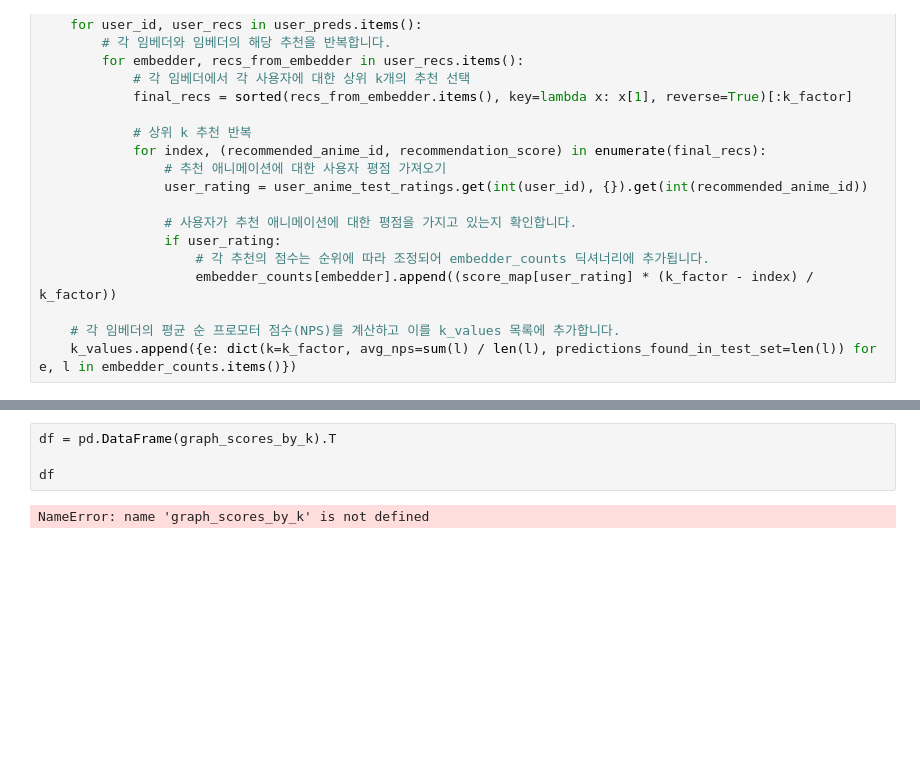
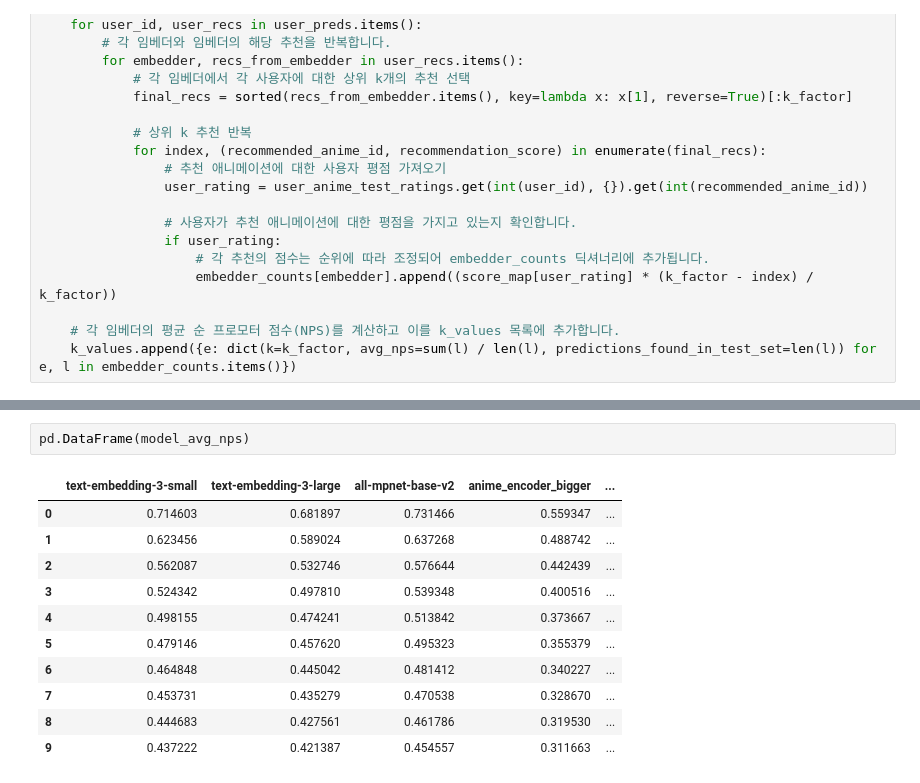
Before and after one commit to kimwooglae/quick-start-guide-to-llms, a Jupyter notebook: notebooks/6_recommendation_engine.ipynb, the cells around one changed output, grey strips where cells are left out. Drawn from its saved outputs; the diff is of its cells as text; blank space fills up the shorter version.

```diff
--- a/notebooks/6_recommendation_engine.ipynb
+++ b/notebooks/6_recommendation_engine.ipynb
@@ -1181,6 +2138,14 @@ model_avg_nps
-# %%
-df = pd.DataFrame(graph_scores_by_k).T
-
-df
-# %% [output]
-NameError: name 'graph_scores_by_k' is not defined
+# %%
+pd.DataFrame(model_avg_nps)
+# %% [output]
+|  | text-embedding-3-small | text-embedding-3-large | all-mpnet-base-v2 | anime_encoder_bigger | ... |
+| 0 | 0.714603 | 0.681897 | 0.731466 | 0.559347 | ... |
+| 1 | 0.623456 | 0.589024 | 0.637268 | 0.488742 | ... |
+| 2 | 0.562087 | 0.532746 | 0.576644 | 0.442439 | ... |
+| 3 | 0.524342 | 0.497810 | 0.539348 | 0.400516 | ... |
+| 4 | 0.498155 | 0.474241 | 0.513842 | 0.373667 | ... |
+| 5 | 0.479146 | 0.457620 | 0.495323 | 0.355379 | ... |
+| 6 | 0.464848 | 0.445042 | 0.481412 | 0.340227 | ... |
+| 7 | 0.453731 | 0.435279 | 0.470538 | 0.328670 | ... |
+| 8 | 0.444683 | 0.427561 | 0.461786 | 0.319530 | ... |
+| 9 | 0.437222 | 0.421387 | 0.454557 | 0.311663 | ... |
```
Also changed, not shown: parts of 103 cells of this notebook, 2 other files.
